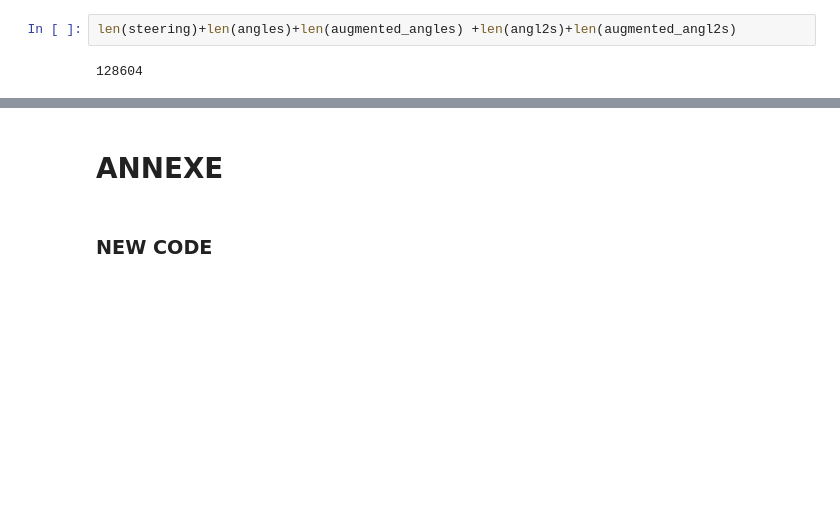
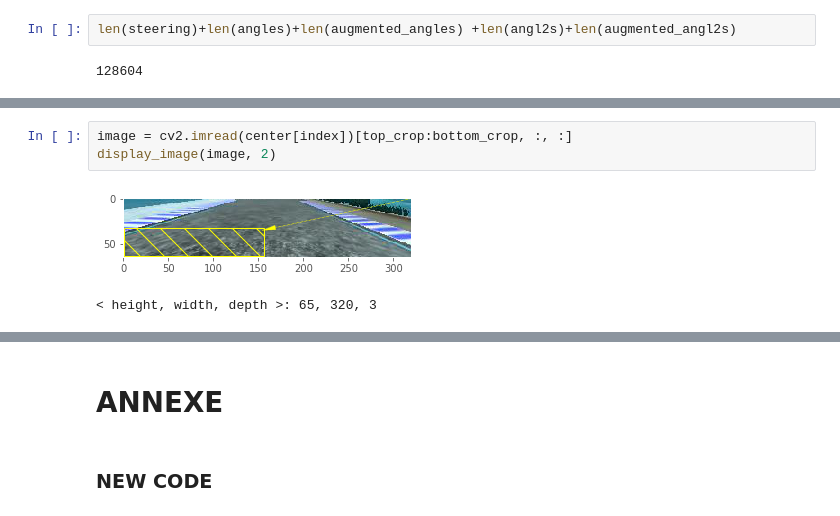
Before and after one commit to chatmoon/SDC_PRJ03_Cloning, a Jupyter notebook: _01_WIP/_Writeup_/_DATA EXPLORATION_.ipynb, the cells around one changed output, grey strips where cells are left out. Saved outputs shown, nothing was run; the diff lists cells and outputs as text; blank space fills up the shorter version.

```diff
--- a/_01_WIP/_Writeup_/_DATA EXPLORATION_.ipynb
+++ b/_01_WIP/_Writeup_/_DATA EXPLORATION_.ipynb
@@ -145,0 +211,6 @@ len(steering)+len(angles)+len(augmented_angles) +len(angl2s)+len(augmented_angl2
+# %%
+image = cv2.imread(center[index])[top_crop:bottom_crop, :, :]
+display_image(image, 2)
+# %% [output]
+[figure, added]
+< height, width, depth >: 65, 320, 3
```
Also changed, not shown: parts of 9 cells of this notebook, 3 other files.
